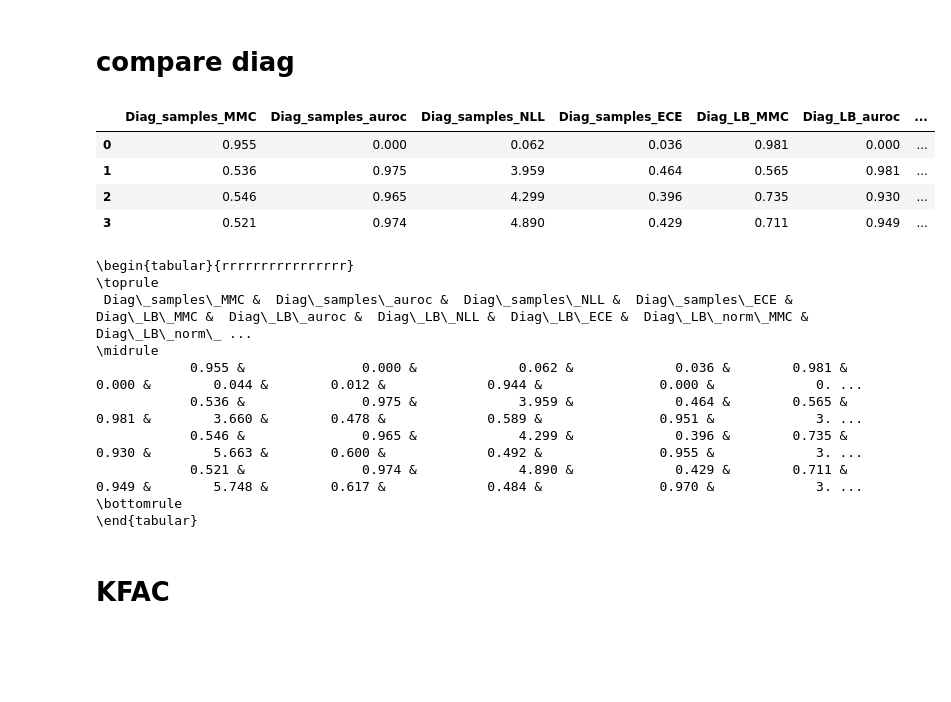
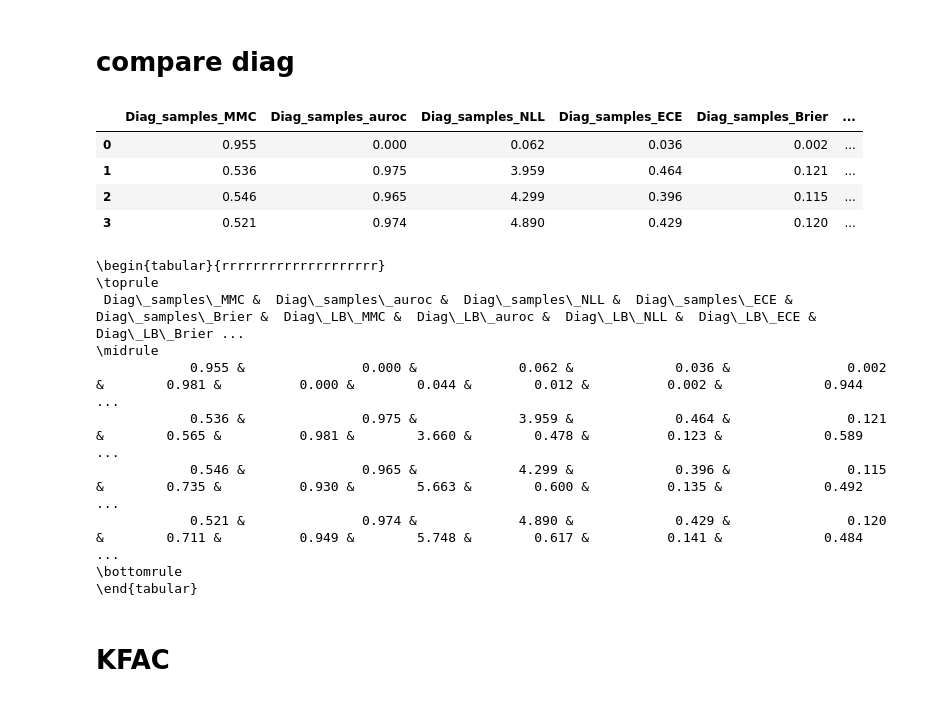
Before and after one commit to mariushobbhahn/LB_for_BNNs_official, a Jupyter notebook: Experiment_results/Analyse_results.ipynb, the cells around one changed output. Drawn from its saved outputs; the diff is of its cells as text; code cells hidden in the pictures; blank space fills up the shorter version.

```diff
--- a/Experiment_results/Analyse_results.ipynb
+++ b/Experiment_results/Analyse_results.ipynb
@@ -45,6 +45,8 @@ data_MNIST = np.array([
      df['Diag_samples_NLL_notMNIST'].mean(), df['Diag_samples_NLL_KMNIST'].mean()],
     [df['Diag_samples_ECE_in'].mean(), df['Diag_samples_ECE_FMNIST'].mean(),
      df['Diag_samples_ECE_notMNIST'].mean(), df['Diag_samples_ECE_KMNIST'].mean()],
+    [df['Diag_samples_Brier_in'].mean(), df['Diag_samples_Brier_FMNIST'].mean(),
+     df['Diag_samples_Brier_notMNIST'].mean(), df['Diag_samples_Brier_KMNIST'].mean()],
     [df['Diag_LB_MMC_in'].mean(), df['Diag_LB_MMC_FMNIST'].mean(),
      df['Diag_LB_MMC_notMNIST'].mean(), df['Diag_LB_MMC_KMNIST'].mean()],
     [0, df['Diag_LB_AUROC_FMNIST'].mean(), df['Diag_LB_AUROC_notMNIST'].mean(),
@@ -53,55 +55,61 @@ data_MNIST = np.array([
      df['Diag_LB_NLL_notMNIST'].mean(), df['Diag_LB_NLL_KMNIST'].mean()],
     [df['Diag_LB_ECE_in'].mean(), df['Diag_LB_ECE_FMNIST'].mean(),
      df['Diag_LB_ECE_notMNIST'].mean(), df['Diag_LB_ECE_KMNIST'].mean()],
+    [df['Diag_LB_Brier_in'].mean(), df['Diag_LB_Brier_FMNIST'].mean(),
+     df['Diag_LB_Brier_notMNIST'].mean(), df['Diag_LB_Brier_KMNIST'].mean()],
     [df['Diag_LB_norm_MMC_in'].mean(), df['Diag_LB_norm_MMC_FMNIST'].mean(),
      df['Diag_LB_norm_MMC_notMNIST'].mean(), df['Diag_LB_norm_MMC_KMNIST'].mean()],
     [0, df['Diag_LB_norm_AUROC_FMNIST'].mean(), df['Diag_LB_norm_AUROC_notMNIST'].mean(),
      df['Diag_LB_norm_AUROC_KMNIST'].mean()],
     [df['Diag_LB_norm_NLL_in'].mean(), df['Diag_LB_norm_NLL_FMNIST'].mean(),
      df['Diag_LB_norm_NLL_notMNIST'].mean(), df['Diag_LB_norm_NLL_KMNIST'].mean()],
     [df['Diag_LB_norm_ECE_in'].mean(), df['Diag_LB_norm_ECE_FMNIST'].mean(),
      df['Diag_LB_norm_ECE_notMNIST'].mean(), df['Diag_LB_norm_ECE_KMNIST'].mean()],
+    [df['Diag_LB_norm_Brier_in'].mean(), df['Diag_LB_norm_Brier_FMNIST'].mean(),
+     df['Diag_LB_norm_Brier_notMNIST'].mean(), df['Diag_LB_norm_Brier_KMNIST'].mean()],
     [df['Diag_PROBIT_MMC_in'].mean(), df['Diag_PROBIT_MMC_FMNIST'].mean(),
      df['Diag_PROBIT_MMC_notMNIST'].mean(), df['Diag_PROBIT_MMC_KMNIST'].mean()],
     [0, df['Diag_PROBIT_AUROC_FMNIST'].mean(), df['Diag_PROBIT_AUROC_notMNIST'].mean(),
      df['Diag_PROBIT_AUROC_KMNIST'].mean()],
     [df['Diag_PROBIT_NLL_in'].mean(), df['Diag_PROBIT_NLL_FMNIST'].mean(),
      df['Diag_PROBIT_NLL_notMNIST'].mean(), df['Diag_PROBIT_NLL_KMNIST'].mean()],
     [df['Diag_PROBIT_ECE_in'].mean(), df['Diag_PROBIT_ECE_FMNIST'].mean(),
      df['Diag_PROBIT_ECE_notMNIST'].mean(), df['Diag_PROBIT_ECE_KMNIST'].mean()],
+    [df['Diag_PROBIT_Brier_in'].mean(), df['Diag_PROBIT_Brier_FMNIST'].mean(),
+     df['Diag_PROBIT_Brier_notMNIST'].mean(), df['Diag_PROBIT_Brier_KMNIST'].mean()],
 #     [df['Diag_SODPP_MMC_in'].mean(), df['Diag_SODPP_MMC_FMNIST'].mean(),
 #      df['Diag_SODPP_MMC_notMNIST'].mean(), df['Diag_SODPP_MMC_KMNIST'].mean()],
 #     [0, df['Diag_SODPP_AUROC_FMNIST'].mean(), df['Diag_SODPP_AUROC_notMNIST'].mean(),
 #      df['Diag_SODPP_AUROC_KMNIST'].mean()],
 ]).T
 
 df_MNIST_diag = pd.DataFrame(data_MNIST, columns=[
     #"In", "Out",
-    "Diag_samples_MMC", "Diag_samples_auroc", "Diag_samples_NLL", "Diag_samples_ECE",
-    "Diag_LB_MMC", "Diag_LB_auroc", "Diag_LB_NLL", "Diag_LB_ECE",
-    "Diag_LB_norm_MMC", "Diag_LB_norm_auroc", "Diag_LB_norm_NLL", "Diag_LB_norm_ECE",
-    "Diag_PROBIT_MMC", "Diag_PROBIT_auroc", "Diag_PROBIT_NLL", "Diag_PROBIT_ECE",
+    "Diag_samples_MMC", "Diag_samples_auroc", "Diag_samples_NLL", "Diag_samples_ECE", "Diag_samples_Brier",
+    "Diag_LB_MMC", "Diag_LB_auroc", "Diag_LB_NLL", "Diag_LB_ECE", "Diag_LB_Brier",
+    "Diag_LB_norm_MMC", "Diag_LB_norm_auroc", "Diag_LB_norm_NLL", "Diag_LB_norm_ECE", "Diag_LB_norm_Brier",
+    "Diag_PROBIT_MMC", "Diag_PROBIT_auroc", "Diag_PROBIT_NLL", "Diag_PROBIT_ECE", "Diag_PROBIT_Brier",
     #"Diag_SODPP_MMC", "Diag_SODPP_auroc"
 ])
 df_MNIST_diag
 # %% [output]
-|  | Diag_samples_MMC | Diag_samples_auroc | Diag_samples_NLL | Diag_samples_ECE | Diag_LB_MMC | Diag_LB_auroc | ... |
-| 0 | 0.955 | 0.000 | 0.062 | 0.036 | 0.981 | 0.000 | ... |
-| 1 | 0.536 | 0.975 | 3.959 | 0.464 | 0.565 | 0.981 | ... |
-| 2 | 0.546 | 0.965 | 4.299 | 0.396 | 0.735 | 0.930 | ... |
-| 3 | 0.521 | 0.974 | 4.890 | 0.429 | 0.711 | 0.949 | ... |
+|  | Diag_samples_MMC | Diag_samples_auroc | Diag_samples_NLL | Diag_samples_ECE | Diag_samples_Brier | ... |
+| 0 | 0.955 | 0.000 | 0.062 | 0.036 | 0.002 | ... |
+| 1 | 0.536 | 0.975 | 3.959 | 0.464 | 0.121 | ... |
+| 2 | 0.546 | 0.965 | 4.299 | 0.396 | 0.115 | ... |
+| 3 | 0.521 | 0.974 | 4.890 | 0.429 | 0.120 | ... |
 # %%
 # pd.set_option('precision', 3)
 print(df_MNIST_diag.to_latex(index=False))
 # %% [output]
-\begin{tabular}{rrrrrrrrrrrrrrrr}
+\begin{tabular}{rrrrrrrrrrrrrrrrrrrr}
 \toprule
- Diag\_samples\_MMC &  Diag\_samples\_auroc &  Diag\_samples\_NLL &  Diag\_samples\_ECE &  Diag\_LB\_MMC &  Diag\_LB\_auroc &  Diag\_LB\_NLL &  Diag\_LB\_ECE &  Diag\_LB\_norm\_MMC &  Diag\_LB\_norm\_ ...
+ Diag\_samples\_MMC &  Diag\_samples\_auroc &  Diag\_samples\_NLL &  Diag\_samples\_ECE &  Diag\_samples\_Brier &  Diag\_LB\_MMC &  Diag\_LB\_auroc &  Diag\_LB\_NLL &  Diag\_LB\_ECE &  Diag\_LB\_Brier ...
 \midrule
-            0.955 &               0.000 &             0.062 &             0.036 &        0.981 &          0.000 &        0.044 &        0.012 &             0.944 &               0.000 &             0. ...
-            0.536 &               0.975 &             3.959 &             0.464 &        0.565 &          0.981 &        3.660 &        0.478 &             0.589 &               0.951 &             3. ...
-            0.546 &               0.965 &             4.299 &             0.396 &        0.735 &          0.930 &        5.663 &        0.600 &             0.492 &               0.955 &             3. ...
-            0.521 &               0.974 &             4.890 &             0.429 &        0.711 &          0.949 &        5.748 &        0.617 &             0.484 &               0.970 &             3. ...
+            0.955 &               0.000 &             0.062 &             0.036 &               0.002 &        0.981 &          0.000 &        0.044 &        0.012 &          0.002 &             0.944 ...
+            0.536 &               0.975 &             3.959 &             0.464 &               0.121 &        0.565 &          0.981 &        3.660 &        0.478 &          0.123 &             0.589 ...
+            0.546 &               0.965 &             4.299 &             0.396 &               0.115 &        0.735 &          0.930 &        5.663 &        0.600 &          0.135 &             0.492 ...
+            0.521 &               0.974 &             4.890 &             0.429 &               0.120 &        0.711 &          0.949 &        5.748 &        0.617 &          0.141 &             0.484 ...
 \bottomrule
 \end{tabular}
 # %% [markdown]
```
Also changed, not shown: parts of 19 cells of this notebook, 17 other files.
